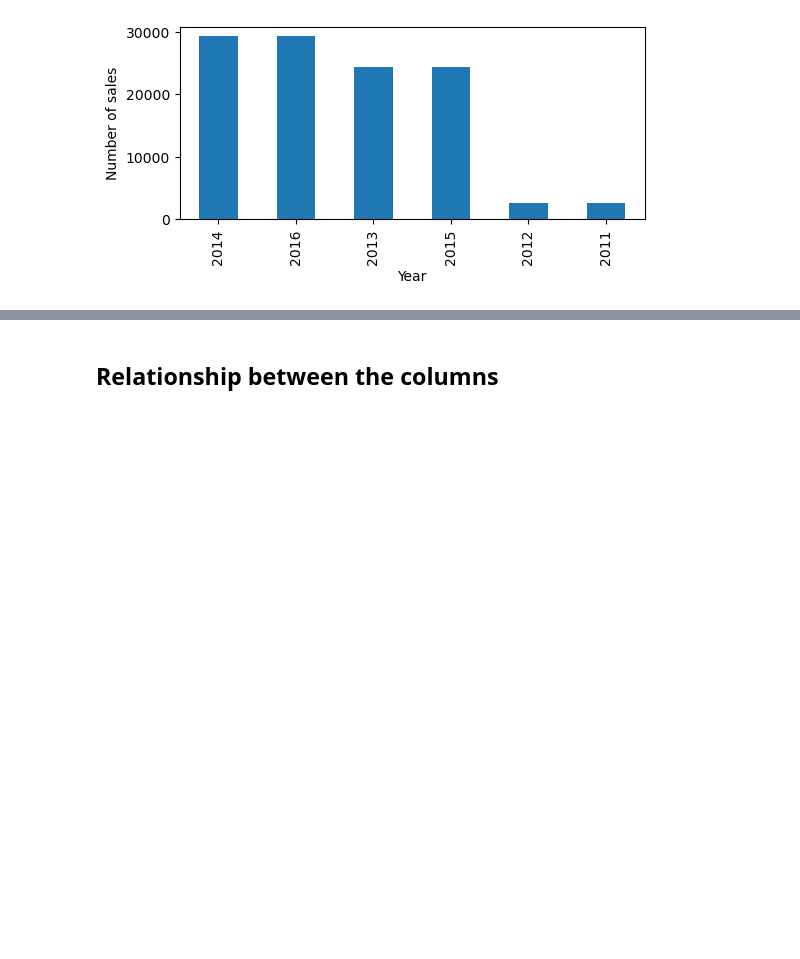
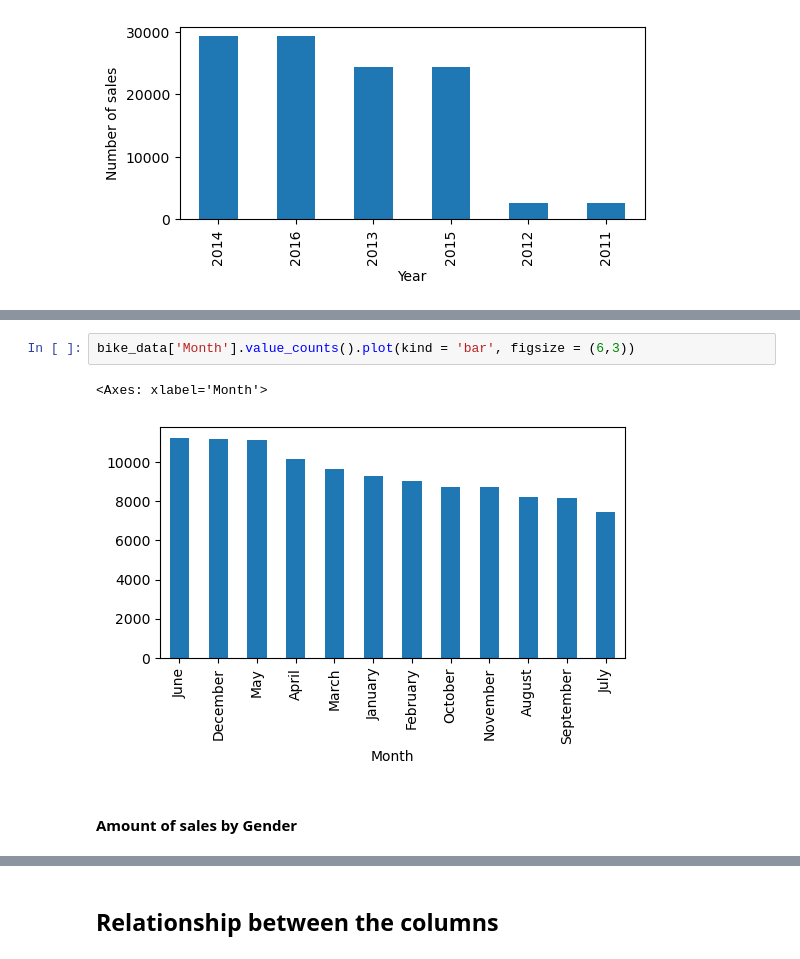
Before and after one commit to amranhossain63/Bike_store_sales, a Jupyter notebook: Notebook/Bike_sales.ipynb, the cells around one changed output, grey strips where cells are left out. Saved outputs shown, nothing was run; the diff lists cells and outputs as text; blank space fills up the shorter version.

```diff
--- a/Notebook/Bike_sales.ipynb
+++ b/Notebook/Bike_sales.ipynb
@@ -209,0 +234,7 @@ Text(0, 0.5, 'Number of sales')
+# %%
+bike_data['Month'].value_counts().plot(kind = 'bar', figsize = (6,3))
+# %% [output]
+<Axes: xlabel='Month'>
+[figure, added]
+# %% [markdown]
+#### Amount of sales by Gender
```
Also changed, not shown: parts of 24 cells of this notebook.
